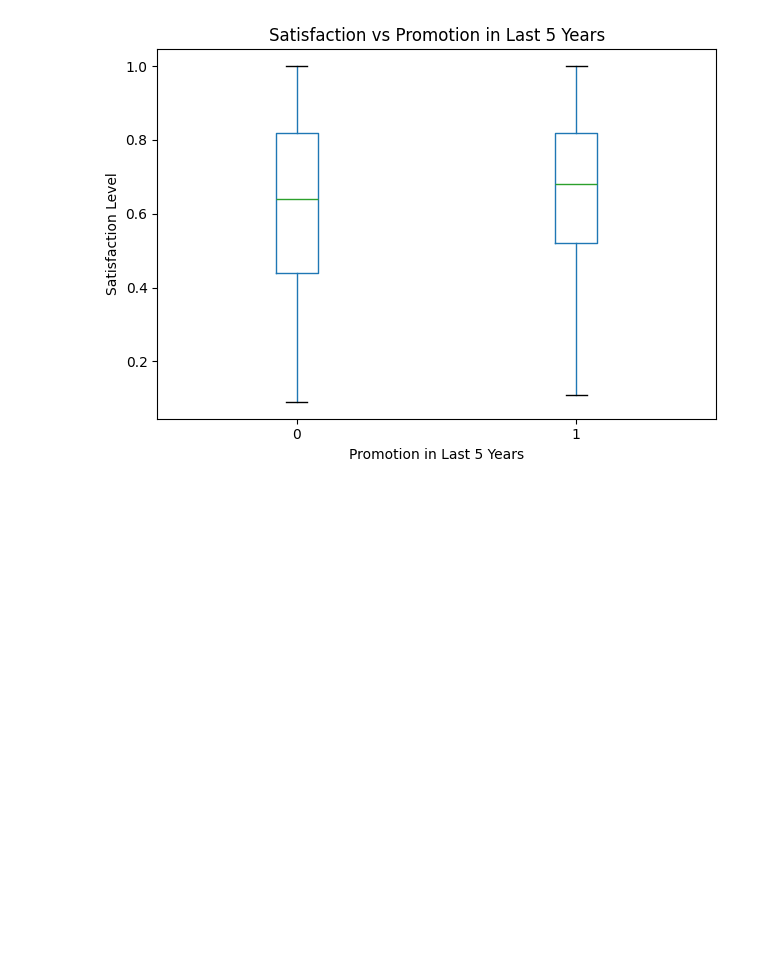
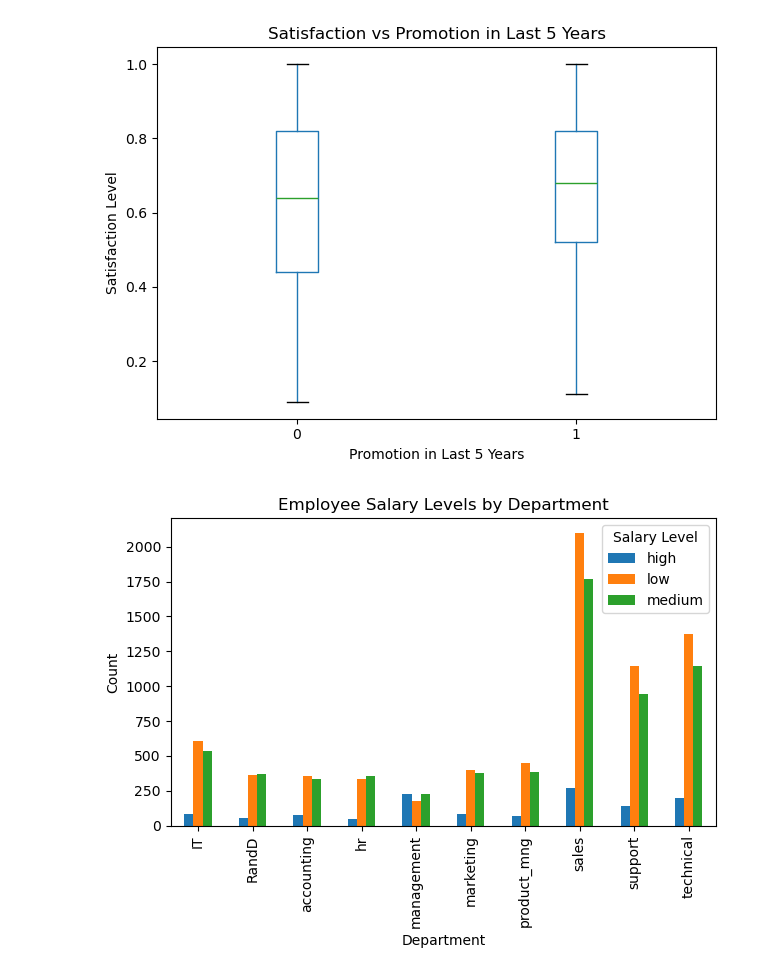
Before and after one commit to HugoManns/pythonUppgifter, a Jupyter notebook: HRDATA/arbete-hr-employeedata.ipynb, the cells around one changed output. Cells and saved outputs as stored; diff of their text form; code cells hidden in the pictures; blank space fills up the shorter version.

```diff
--- a/HRDATA/arbete-hr-employeedata.ipynb
+++ b/HRDATA/arbete-hr-employeedata.ipynb
@@ -160,3 +162,16 @@ plt.show()
 # %% [output]
 <Figure size 1000x600 with 0 Axes>
 [figure]
+# %%
+
+counts = hr_data.groupby(["Department", "salary"]).size().unstack(fill_value=0)
+
+counts.plot(kind="bar", stacked=False)
+plt.title("Employee Salary Levels by Department")
+plt.xlabel("Department")
+plt.ylabel("Count")
+plt.legend(title="Salary Level")
+plt.tight_layout()
+plt.show()
+# %% [output]
+[figure, added]
```
Also changed, not shown: parts of 4 cells of this notebook, 2 other files.
